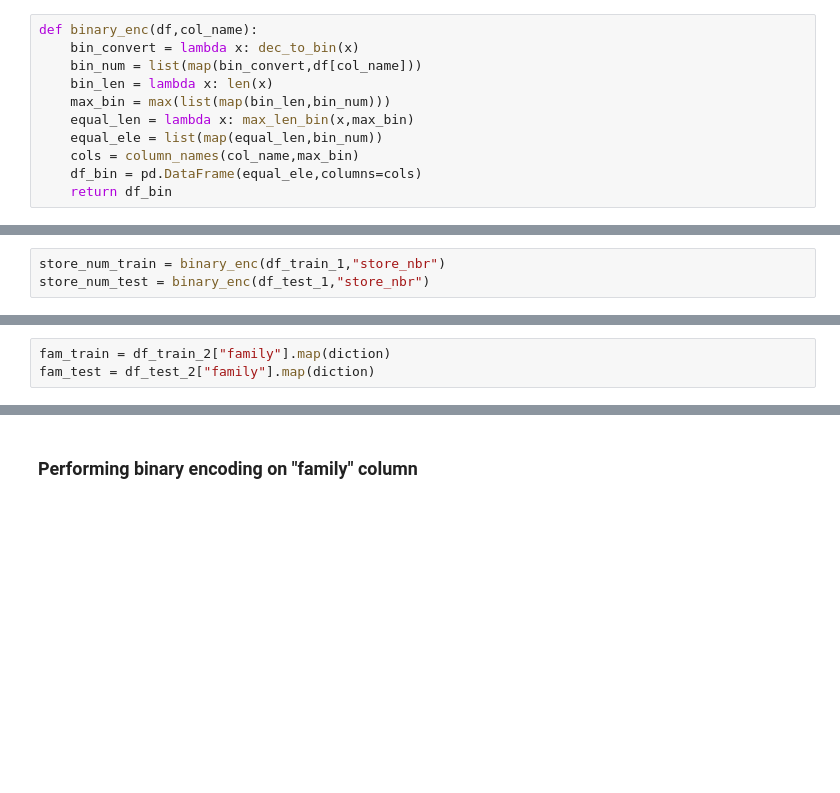
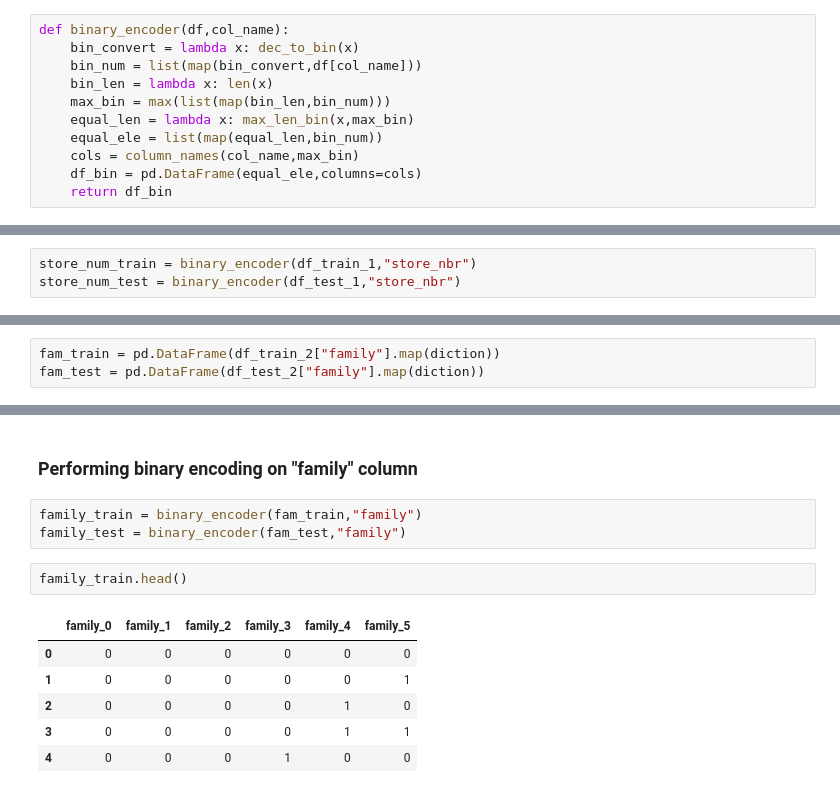
Before and after one commit to amith-vardhan99/kaggle, a Jupyter notebook: Store Sales - Time Series Forecasting/preprocess.ipynb, the cells around one changed output, grey strips where cells are left out. Cells and saved outputs as stored; diff of their text form; blank space fills up the shorter version.

```diff
--- a/Store Sales - Time Series Forecasting/preprocess.ipynb
+++ b/Store Sales - Time Series Forecasting/preprocess.ipynb
@@ -191,7 +191,7 @@ def column_names(nam, col_num):
         lis.append(t)
     return lis
 # %%
-def binary_enc(df,col_name):
+def binary_encoder(df,col_name):
     bin_convert = lambda x: dec_to_bin(x)
     bin_num = list(map(bin_convert,df[col_name]))
     bin_len = lambda x: len(x)
@@ -213,8 +213,8 @@ binary_enc(df_train_1,"store_nbr").head()
 # %% [markdown]
 ### Performing binary encoding for "store_nbr" column
 # %%
-store_num_train = binary_enc(df_train_1,"store_nbr")
-store_num_test = binary_enc(df_test_1,"store_nbr")
+store_num_train = binary_encoder(df_train_1,"store_nbr")
+store_num_test = binary_encoder(df_test_1,"store_nbr")
 # %%
 store_num_train.head()
 # %% [output]
@@ -326,8 +326,8 @@ diction
  'SCHOOL AND OFFICE SUPPLIES': 31,
  'SEAFOOD': 32}
 # %%
-fam_train = df_train_2["family"].map(diction)
-fam_test = df_test_2["family"].map(diction)
+fam_train = pd.DataFrame(df_train_2["family"].map(diction))
+fam_test = pd.DataFrame(df_test_2["family"].map(diction))
 # %%
 fam_train.head()
 # %% [output]
@@ -354,3 +354,15 @@ Number of rows in training set :  1048575
 Number of rows in testing set  :  28512
 # %% [markdown]
 ### Performing binary encoding on "family" column
+# %%
+family_train = binary_encoder(fam_train,"family")
+family_test = binary_encoder(fam_test,"family")
+# %%
+family_train.head()
+# %% [output]
+|  | family_0 | family_1 | family_2 | family_3 | family_4 | family_5 |
+| 0 | 0 | 0 | 0 | 0 | 0 | 0 |
+| 1 | 0 | 0 | 0 | 0 | 0 | 1 |
+| 2 | 0 | 0 | 0 | 0 | 1 | 0 |
+| 3 | 0 | 0 | 0 | 0 | 1 | 1 |
+| 4 | 0 | 0 | 0 | 1 | 0 | 0 |
```
Also changed, not shown: parts of 5 cells of this notebook.
